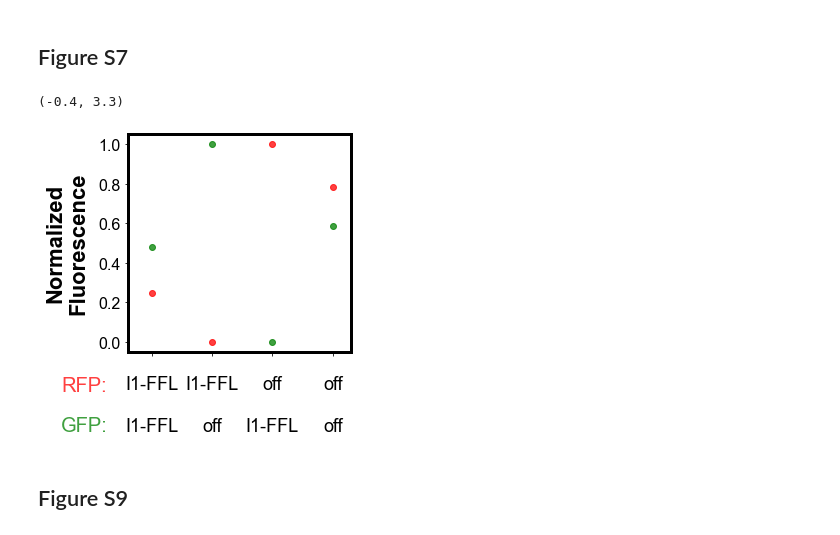
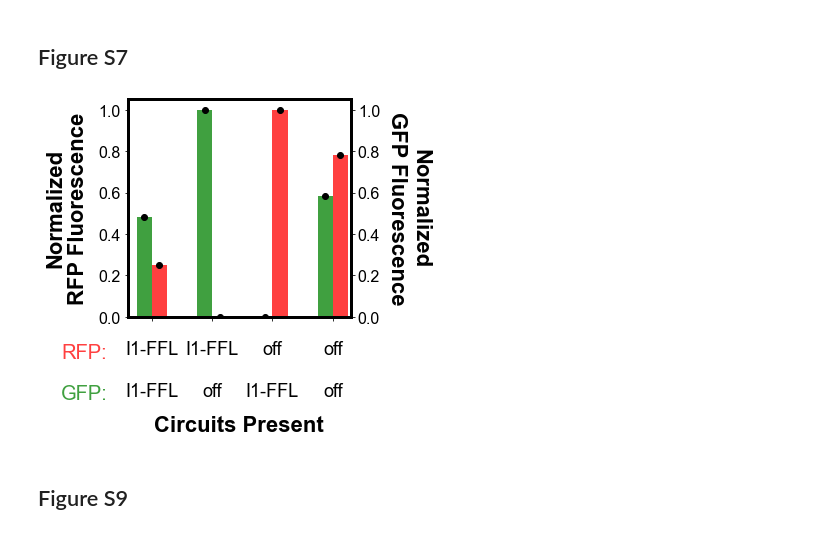
Before and after one commit to carothersresearch/CRISPRai_Circuits_2021, a Jupyter notebook: FigureMaker.ipynb, the cells around one changed output. Cells and saved outputs as stored; diff of their text form; code cells hidden in the pictures.

Commit message:
updated figures

```diff
--- a/FigureMaker.ipynb
+++ b/FigureMaker.ipynb
@@ -1025,18 +1024,23 @@ mR = (meansR-min(meansR))/(max(meansR)-min(meansR))
 sR = mR*((stdsR**2 + stdsR[np.argmin(stdsR)]**2)/(meansR-min(meansR))**2 + (stdsR[np.argmax(stdsR)]**2 + stdsR[np.argmin(stdsR)]**2)/(max(meansR)-min(meansR))**2)**0.5
 # %%
 plt.figure(figsize=(4,4))
-plt.errorbar([0,1,2,3], mG, fmt='go', alpha = 0.75)
-plt.errorbar([0,1,2,3], mR, fmt='ro', alpha = 0.75)
+plt.errorbar([0.125,1.125,2.125,3.125], mR, fmt='ko', alpha = 1)
+plt.bar([0.125,1.125,2.125,3.125], mR, width = 0.25, color='r', alpha = 0.75)
 plt.xticks([0,1,2,3],['I1-FFL\n\nI1-FFL','I1-FFL\n\noff','off\n\nI1-FFL','off\n\noff'], rotation = 0, size = 18, y = -0.075)
-plt.ylabel('Normalized\nFluorescence', labelpad = ypad, size = 22)
-plt.text(-1.5,-0.25,'RFP:', color = 'r', alpha = 0.75, size = 20)
-plt.text(-1.5,-0.45,'GFP:', color = 'g', alpha = 0.75, size = 20)
+plt.ylabel('Normalized\nRFP Fluorescence', labelpad = ypad, size = 22)
+plt.text(-1.5,-0.2,'RFP:', color = 'r', alpha = 0.75, size = 20)
+plt.text(-1.5,-0.4,'GFP:', color = 'g', alpha = 0.75, size = 20)
+plt.xlabel('Circuits Present', labelpad = xpad, size = 22)
+
+ax2 = plt.gca().twinx()
+ax2.errorbar([-0.125,0.875,1.875,2.875], mG, fmt='ko', alpha = 1)
+ax2.bar([-0.125,0.875,1.875,2.875], mG, width = 0.25, color='g', alpha = 0.75)
+ax2.set_ylabel('Normalized\nGFP Fluorescence', labelpad = ypad*5, size = 22, rotation = -90)
 
 plt.xlim([-0.4,3.3])
-#fig.savefig("210412_FigS7.svg", format = 'svg')
+plt.savefig("210412_FigS7.svg", format = 'svg')
 # %% [output]
-(-0.4, 3.3)
-[figure, old version]
+[figure, new version]
 # %% [markdown]
 ## Figure S9<a id="SI_J2"></a>
 # %%
```
Also changed, not shown: parts of 4 cells of this notebook, 1 other file.
